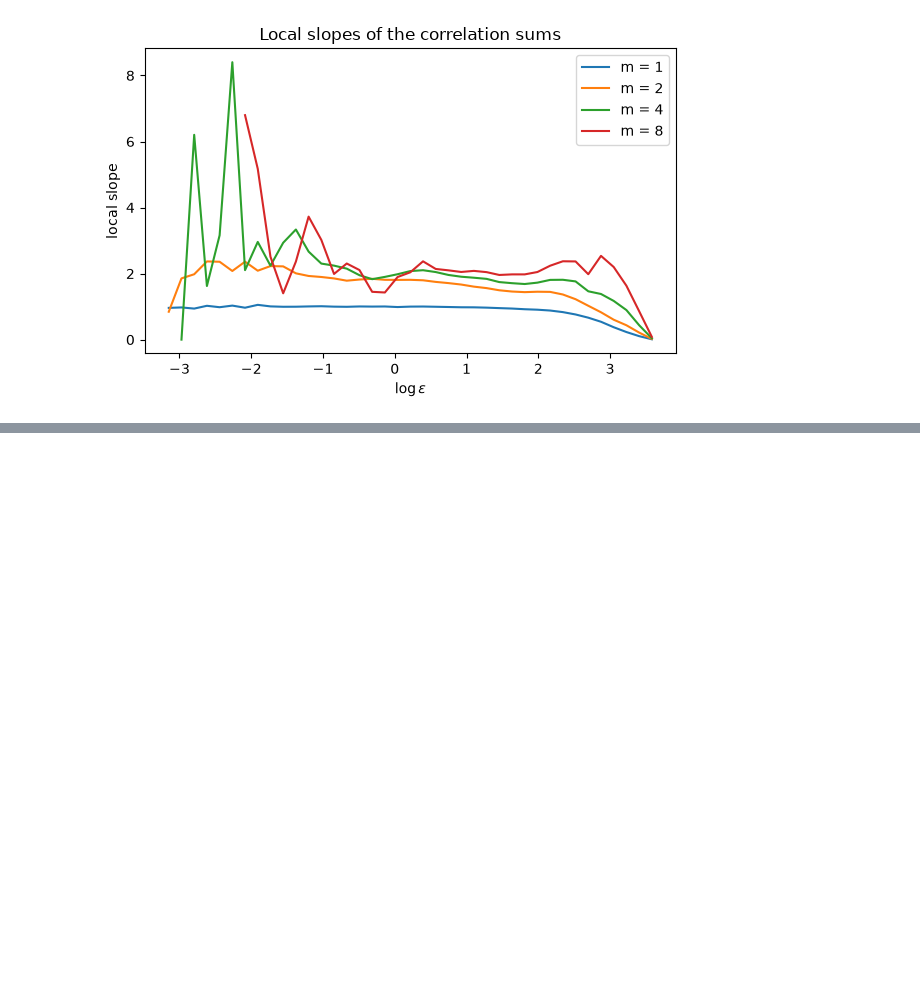
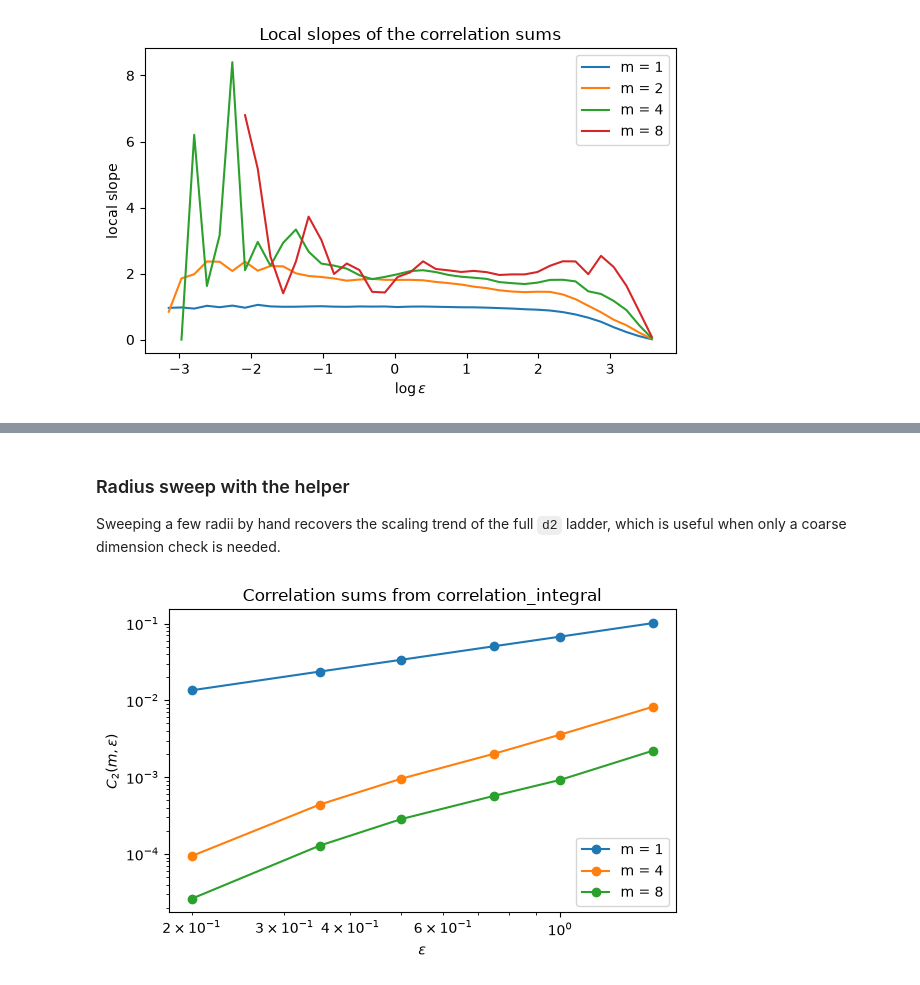
Before and after one commit to ieeningnwq/nolitisea, a Jupyter notebook: examples/dimension.ipynb, the cells around one changed output, grey strips where cells are left out. Cells and saved outputs as stored; diff of their text form; code cells hidden in the pictures; blank space fills up the shorter version.

```diff
--- a/examples/dimension.ipynb
+++ b/examples/dimension.ipynb
@@ -98,0 +263,26 @@ D2 estimate (mean slope, m = 8): 2.000 (expected about 2.05)
+# %% [markdown]
+### Radius sweep with the helper
+
+Sweeping a few radii by hand recovers the scaling trend of the full
+`d2` ladder, which is useful when only a coarse dimension check is
+needed.
+# %%
+eps_grid = [0.2, 0.35, 0.5, 0.75, 1.0, 1.5]
+c2_curves = {}
+for e in eps_grid:
+    c2_curves[e] = correlation_integral(
+        x, max_emb=8, delay=5, theiler=50, eps=e
+    )
+
+fig, ax = plt.subplots(figsize=(6, 4))
+for m in [1, 4, 8]:
+    ys = [c2_curves[e][m] for e in eps_grid]
+    ax.loglog(eps_grid, ys, "o-", label=f"m = {m}")
+ax.set_xlabel(r"$\varepsilon$")
+ax.set_ylabel(r"$C_2(m, \varepsilon)$")
+ax.set_title("Correlation sums from correlation_integral")
+ax.legend()
+plt.tight_layout()
+plt.show()
+# %% [output]
+[figure, added]
```
Also changed, not shown: parts of 17 cells of this notebook, 10 other files.
